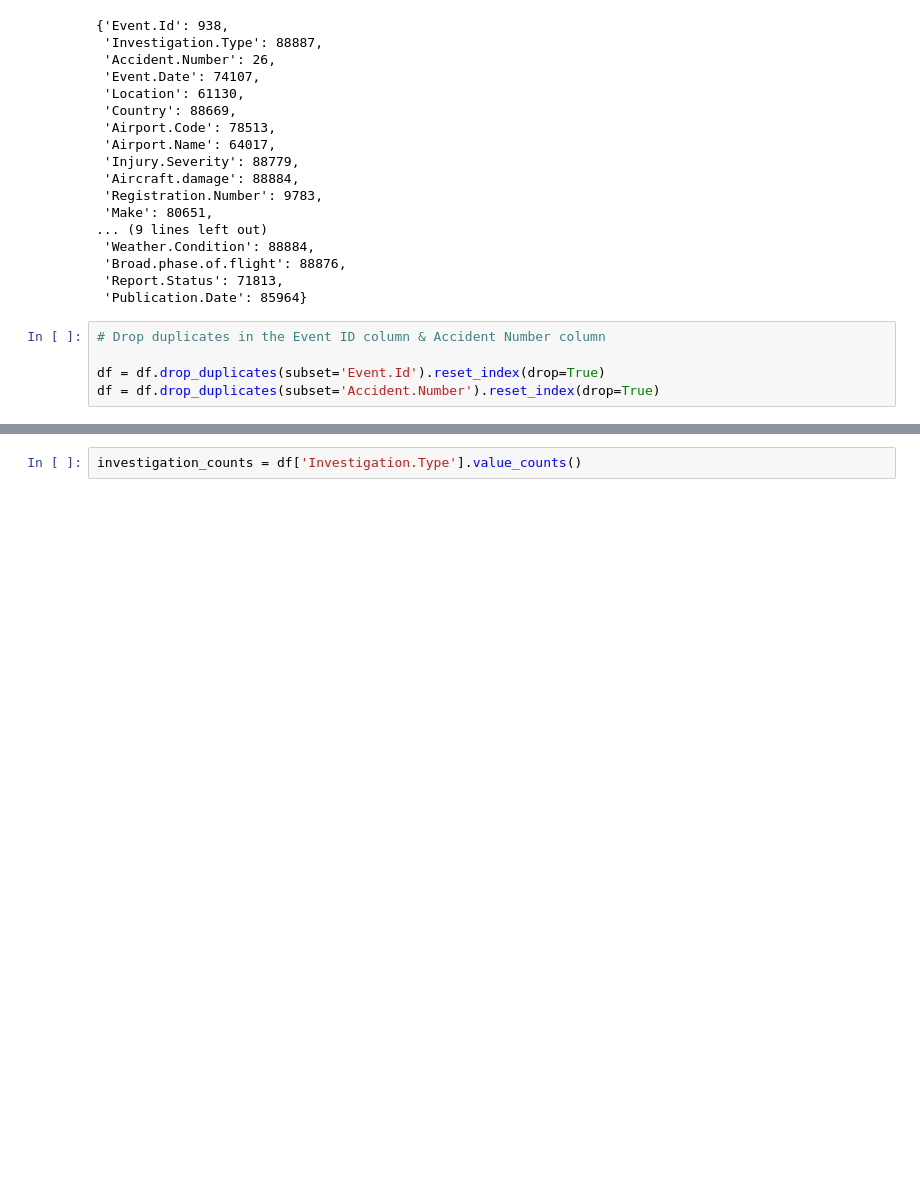
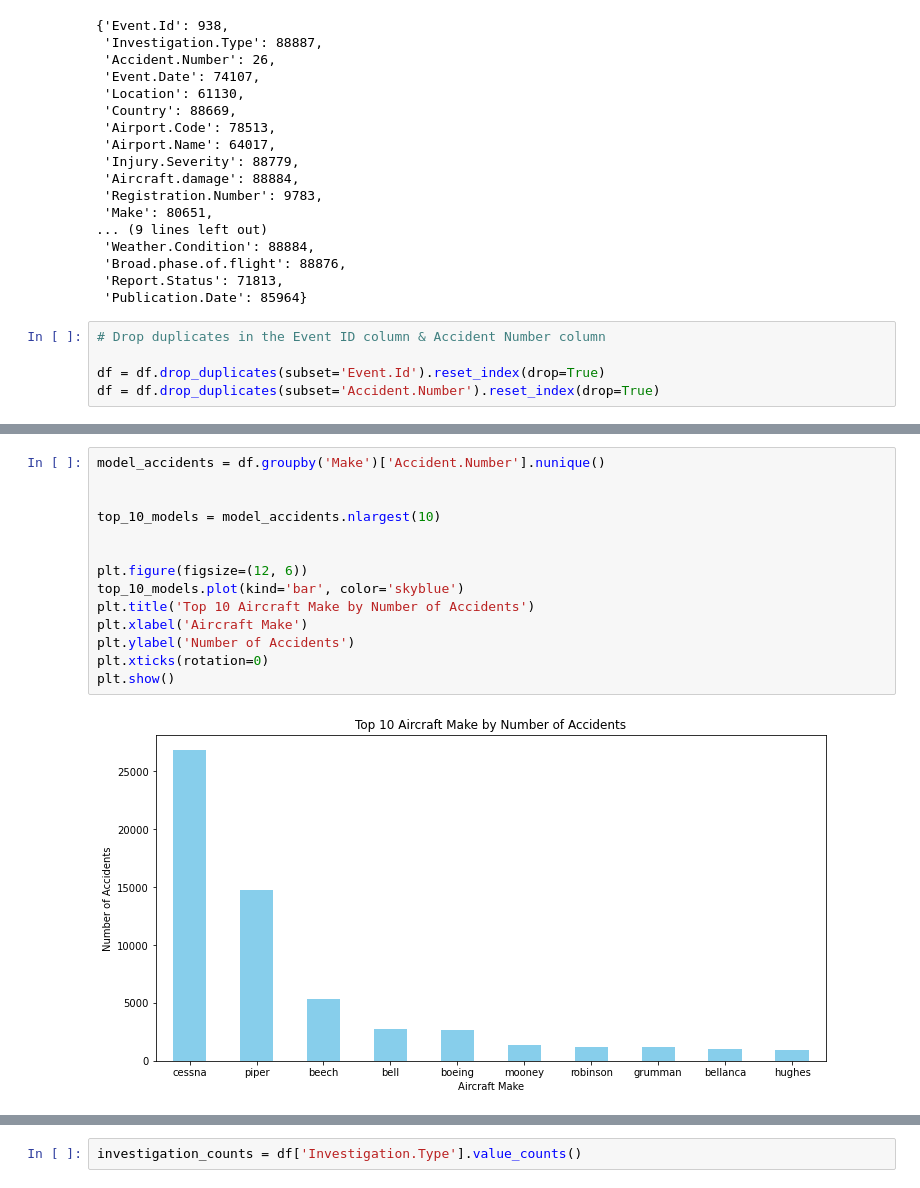
Before and after one commit to tracyotieno-1/dsc-phase-1-project-v3, a Jupyter notebook: student.ipynb, the cells around one changed output, grey strips where cells are left out. Cells and saved outputs as stored; diff of their text form; blank space fills up the shorter version.

```diff
--- a/student.ipynb
+++ b/student.ipynb
@@ -216,0 +206,16 @@ plt.show()
+# %%
+model_accidents = df.groupby('Make')['Accident.Number'].nunique()
+
+
+top_10_models = model_accidents.nlargest(10)
+
+
+plt.figure(figsize=(12, 6))
+top_10_models.plot(kind='bar', color='skyblue')
+plt.title('Top 10 Aircraft Make by Number of Accidents')
+plt.xlabel('Aircraft Make')
+plt.ylabel('Number of Accidents')
+plt.xticks(rotation=0)
+plt.show()
+# %% [output]
+[figure, added]
```
Also changed, not shown: parts of 32 cells of this notebook, 1 other file.
